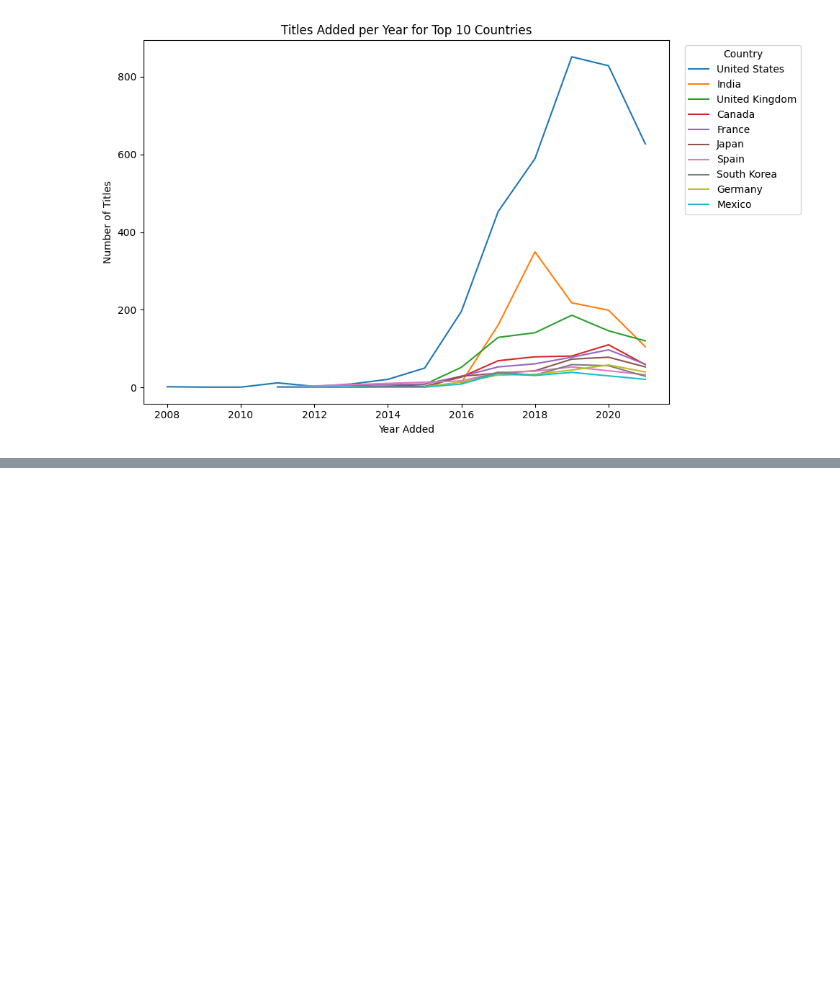
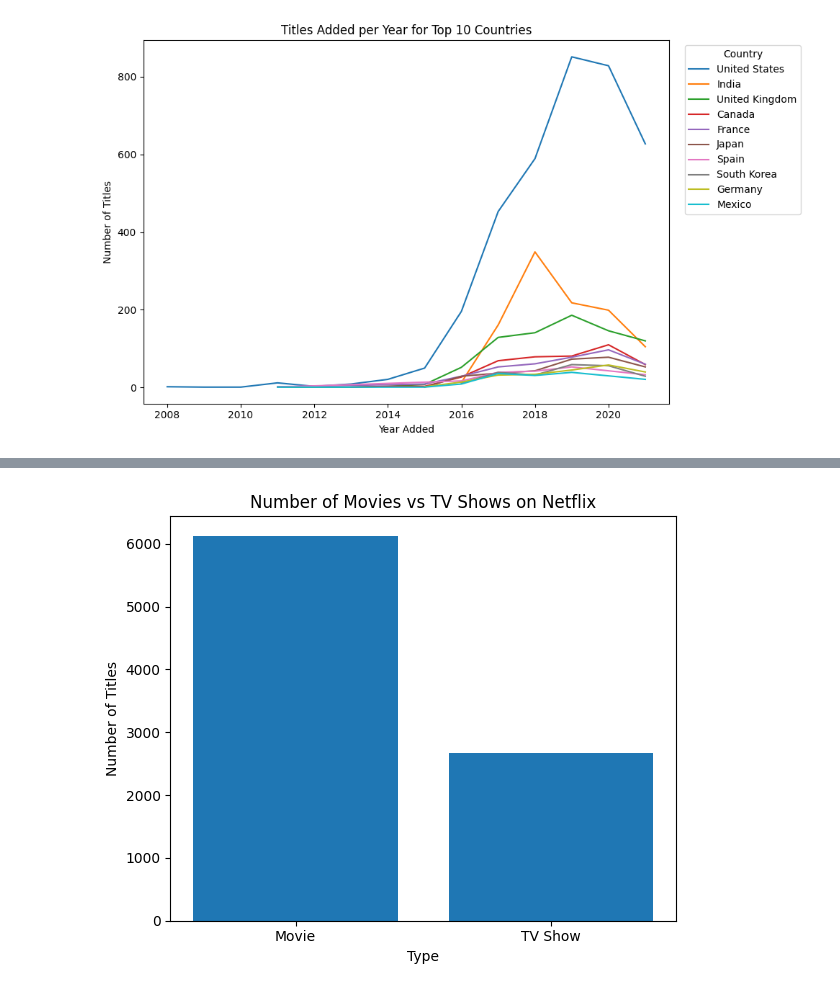
Before and after one commit to Juluissa/data_analysis_assignment_1, a Jupyter notebook: notebooks/analysis.ipynb, the cells around one changed output, grey strips where cells are left out. Saved outputs shown, nothing was run; the diff lists cells and outputs as text; code cells hidden in the pictures; blank space fills up the shorter version.

```diff
--- a/notebooks/analysis.ipynb
+++ b/notebooks/analysis.ipynb
@@ -182,0 +274,10 @@ plt.show()
+# %%
+plt.figure(figsize=(6,5))
+plt.bar(type_counts.index, type_counts.values)
+plt.xlabel("Type")
+plt.ylabel("Number of Titles")
+plt.title("Number of Movies vs TV Shows on Netflix")
+plt.tight_layout()
+plt.show()
+# %% [output]
+[figure, added]
```
Also changed, not shown: parts of 9 cells of this notebook.
